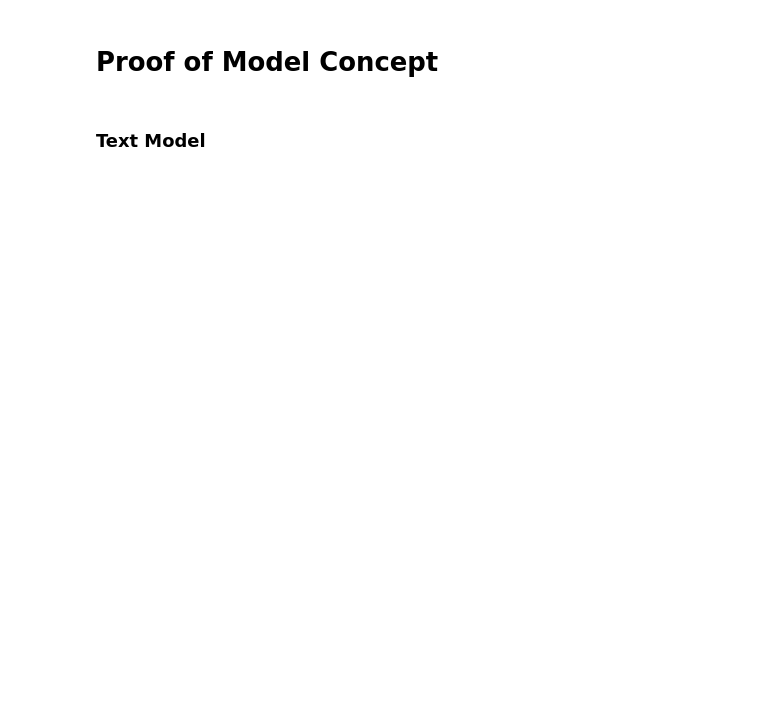
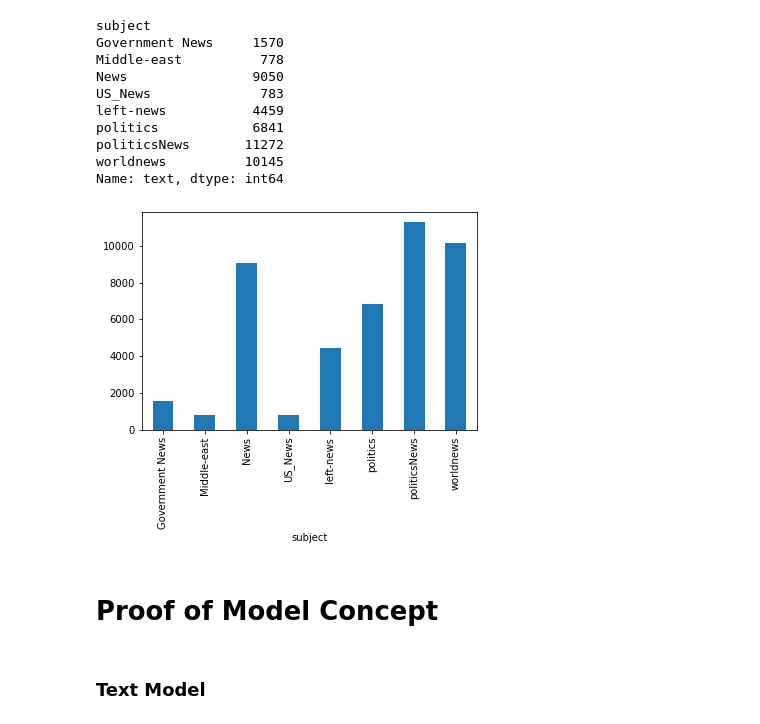
Before and after one commit to arunimap/FakeNews, a Jupyter notebook: FakeNewsAnalysis.ipynb, the cells around one changed output. Cells and saved outputs as stored; diff of their text form; code cells hidden in the pictures; blank space fills up the shorter version.

```diff
--- a/FakeNewsAnalysis.ipynb
+++ b/FakeNewsAnalysis.ipynb
@@ -64,2 +70,19 @@ Data contains 179592 labeled news articles
+# %%
+# breakdown by article subject
+print(df.groupby(['subject'])['text'].count())
+df.groupby(['subject'])['text'].count().plot(kind="bar")
+plt.show()
+# %% [output]
+subject
+Government News     1570
+Middle-east          778
+News                9050
+US_News              783
+left-news           4459
+politics            6841
+politicsNews       11272
+worldnews          10145
+Name: text, dtype: int64
+[figure, added]
 # %%
 labels = df['label']
```
Also changed, not shown: parts of 20 cells of this notebook.
